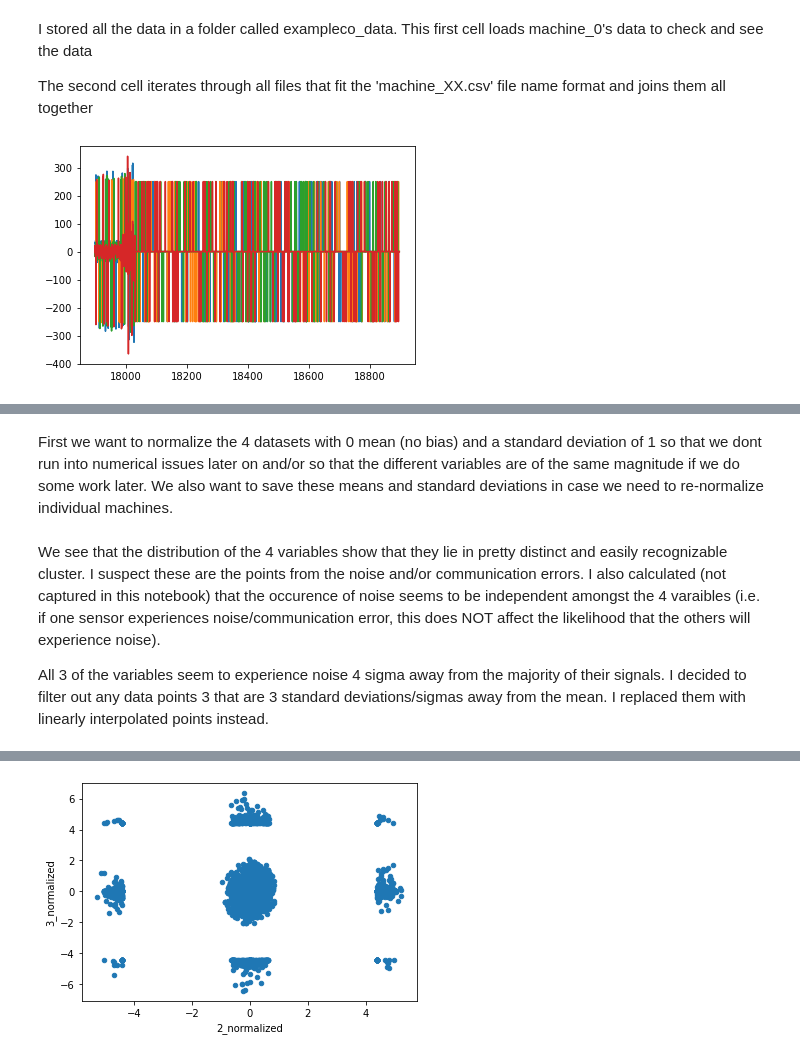
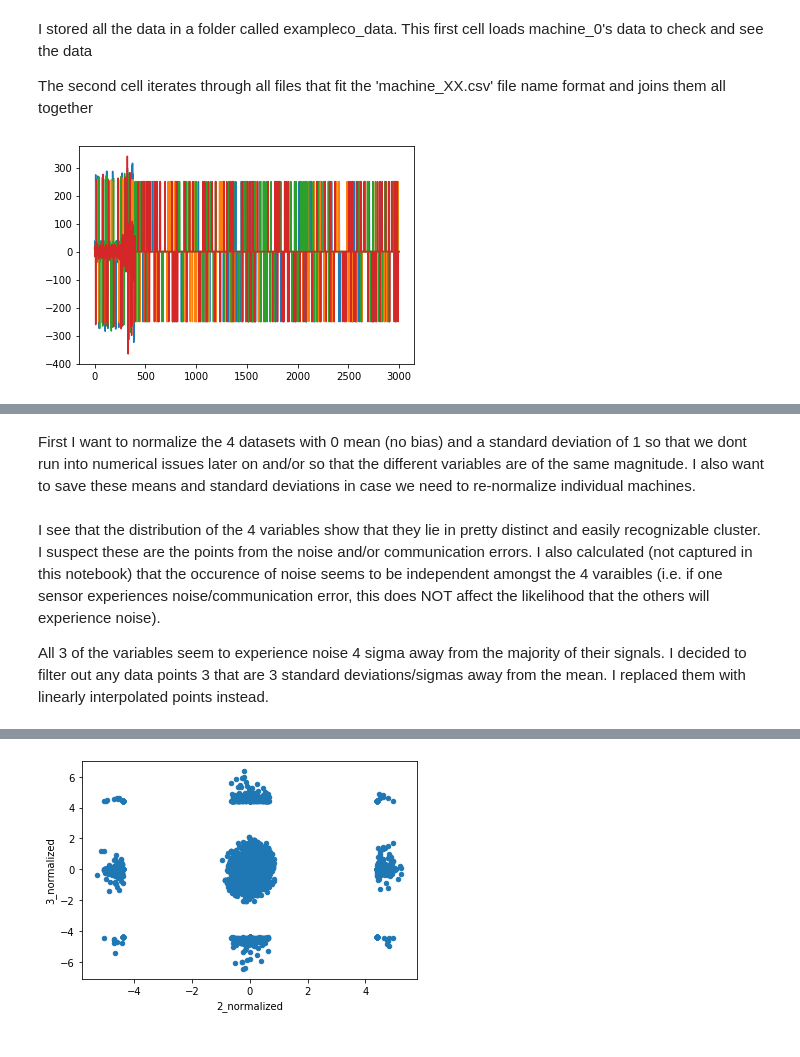
Before and after one commit to awyee/challenges, a Jupyter notebook: data-science/notebooks/Data_science_exercise.ipynb, the cells around one changed output, grey strips where cells are left out. Drawn from its saved outputs; the diff is of its cells as text; code cells hidden in the pictures.

```diff
--- a/data-science/notebooks/Data_science_exercise.ipynb
+++ b/data-science/notebooks/Data_science_exercise.ipynb
@@ -43,14 +55,16 @@ I stored all the data in a folder called exampleco_data. This first cell loads m
 
 The second cell iterates through all files that fit the 'machine_XX.csv' file name format and joins them all together
 # %%
+#Folderpath to exampleco's data
 path = '../exampleco_data'
+
+#Test for data
 df_machine_0 = pd.read_csv(join(path, 'machine_0.csv'),index_col=0)
-dates = date2num(df_machine_0.index)
 
-plt.plot(dates, df_machine_0)
+plt.plot(range(len(df_machine_0)), df_machine_0)
 plt.show()
 # %% [output]
-[figure, old version]
+[figure, new version]
 # %%
 df_machine_data = pd.DataFrame()
 
@@ -87,7 +102,7 @@ machine_7.csv added to dataframe
 machine_8.csv added to dataframe
 machine_9.csv added to dataframe
 # %% [markdown]
-First we want to normalize the 4 datasets with 0 mean (no bias) and a standard deviation of 1 so that we dont run into numerical issues later on and/or so that the different variables are of the same magnitude if we do some work later. We also want to save these means and standard deviations in case we need to re-normalize individual machines.
+First I want to normalize the 4 datasets with 0 mean (no bias) and a standard deviation of 1 so that we dont run into numerical issues later on and/or so that the different variables are of the same magnitude. I also want to save these means and standard deviations in case we need to re-normalize individual machines.
 # %%
 def normalize(df_col):
     return ((df_col - df_col.mean())/df_col.std(), df_col.mean(), df_col.std())
@@ -103,7 +118,7 @@ def normalize_dataset(df, cols):
 normalized_columns = [col + '_normalized' for col in orig_columns]
 (df_machine_data, df_col_stats) = normalize_dataset(df_machine_data, orig_columns)
 # %% [markdown]
-We see that the distribution of the 4 variables show that they lie in pretty distinct and easily recognizable cluster. I suspect these are the points from the noise and/or communication errors. I also calculated (not captured in this notebook) that the occurence of noise seems to be independent amongst the 4 varaibles (i.e. if one sensor experiences noise/communication error, this does NOT affect the likelihood that the others will experience noise).
+I see that the distribution of the 4 variables show that they lie in pretty distinct and easily recognizable cluster. I suspect these are the points from the noise and/or communication errors. I also calculated (not captured in this notebook) that the occurence of noise seems to be independent amongst the 4 varaibles (i.e. if one sensor experiences noise/communication error, this does NOT affect the likelihood that the others will experience noise).
 
 All 3 of the variables seem to experience noise 4 sigma away from the majority of their signals. I decided to filter out any data points 3 that are 3 standard deviations/sigmas away from the mean. I replaced them with linearly interpolated points instead.
 # %%
```
Also changed, not shown: parts of 45 cells of this notebook.
